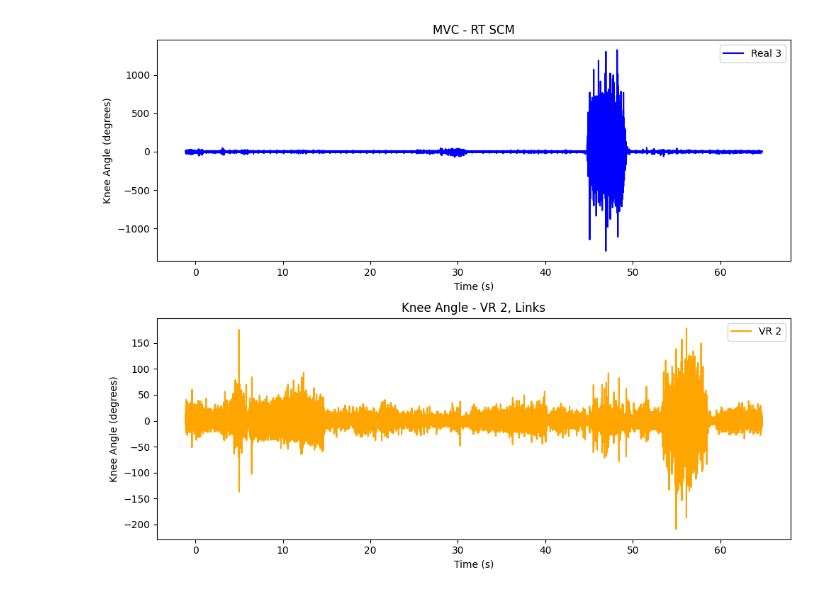
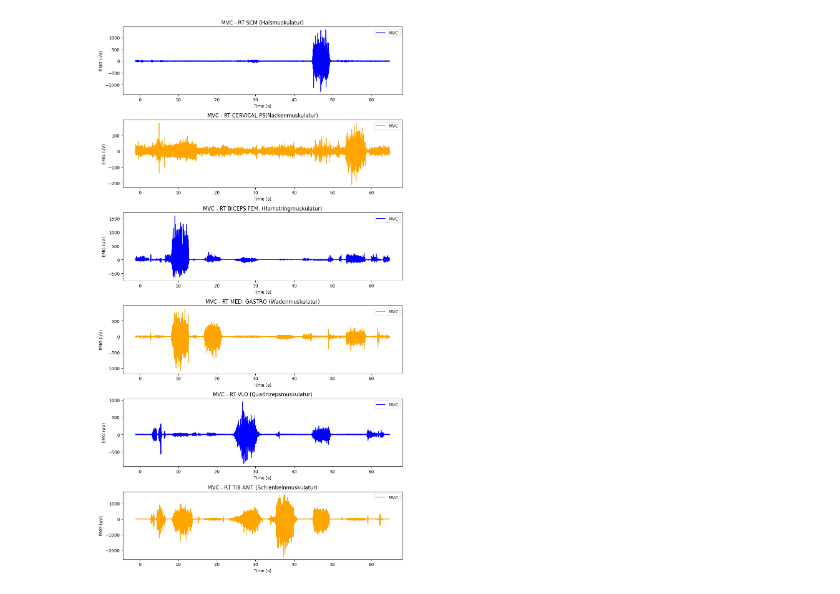
Before and after one commit to TillSchroeter/BA_Project, a Jupyter notebook: main_EMG.ipynb, the cells around one changed output. Saved outputs shown, nothing was run; the diff lists cells and outputs as text; code cells hidden in the pictures.

```diff
--- a/main_EMG.ipynb
+++ b/main_EMG.ipynb
@@ -9,21 +9,53 @@ import numpy as np
 data_real3 = pd.read_csv('data_test/2025-11-13-10-07_BA_Project_Real_3.csv', delimiter=';', skiprows = 3)
 data_vr2 = pd.read_csv('data_test/2025-11-13-10-26_BA_Project_VR_2.csv', delimiter=';', skiprows = 3)
 data_mvc = pd.read_csv('data_test/2025-11-13-09-47_BA_Project_MVC.csv', delimiter=';', skiprows = 3)
-# %%
-plt.figure(figsize=(10, 8))
-plt.subplot(2, 1, 1)
-plt.plot(data_mvc['time'], data_mvc['RT SCM (uV)'], label='Real 3', color='blue')
-plt.title('MVC - RT SCM')
-plt.xlabel('Time (s)')
-plt.ylabel('Knee Angle (degrees)')
-plt.legend()
-plt.subplot(2, 1, 2)
-plt.plot(data_mvc['time'], data_mvc['RT CERVICAL PS (uV)'], label='VR 2', color='orange')
-plt.title('Knee Angle - VR 2, Links')
-plt.xlabel('Time (s)')
-plt.ylabel('Knee Angle (degrees)')
-plt.legend()
-plt.tight_layout()
-plt.show()
-# %% [output]
-[figure, removed]
+# %%
+### Plotten der MVC Daten
+
+plt.figure(figsize=(10, 18))
+plt.subplot(6, 1, 1)
+plt.plot(data_mvc['time'], data_mvc['RT SCM (uV)'], label='MVC', color='blue')
+plt.title('MVC - RT SCM (Halsmuskulatur)')
+plt.xlabel('Time (s)')
+plt.ylabel('EMG (uV)')
+plt.legend()
+
+plt.subplot(6, 1, 2)
+plt.plot(data_mvc['time'], data_mvc['RT CERVICAL PS (uV)'], label='MVC', color='orange')
+plt.title('MVC - RT CERVICAL PS(Nackenmuskulatur)')
+plt.xlabel('Time (s)')
+plt.ylabel('EMG (uV)')
+plt.legend()
+
+plt.subplot(6, 1, 3)
+plt.plot(data_mvc['time'], data_mvc['RT BICEPS FEM. (uV)'], label='MVC', color='blue')
+plt.title('MVC - RT BICEPS FEM. (Hamstringmuskulatur)')
+plt.xlabel('Time (s)')
+plt.ylabel('EMG (uV)')
+plt.legend()
+
+plt.subplot(6, 1, 4)
+plt.plot(data_mvc['time'], data_mvc['RT MED. GASTRO (uV)'], label='MVC', color='orange')
+plt.title('MVC - RT MED. GASTRO (Wadenmuskulatur)')
+plt.xlabel('Time (s)')
+plt.ylabel('EMG (uV)')
+plt.legend()
+
+plt.subplot(6, 1, 5)
+plt.plot(data_mvc['time'], data_mvc['RT VLO (uV)'], label='MVC', color='blue')
+plt.title('MVC - RT VLO (Quadrizepsmuskulatur)')
+plt.xlabel('Time (s)')
+plt.ylabel('EMG (uV)')
+plt.legend()
+
+plt.subplot(6, 1, 6)
+plt.plot(data_mvc['time'], data_mvc['RT TIB.ANT. (uV)'], label='MVC', color='orange')
+plt.title('MVC - RT TIB.ANT. (Schienbeinmuskulatur)')
+plt.xlabel('Time (s)')
+plt.ylabel('EMG (uV)')
+plt.legend()
+
+plt.tight_layout()
+plt.show()
+# %% [output]
+[figure, added]
```
